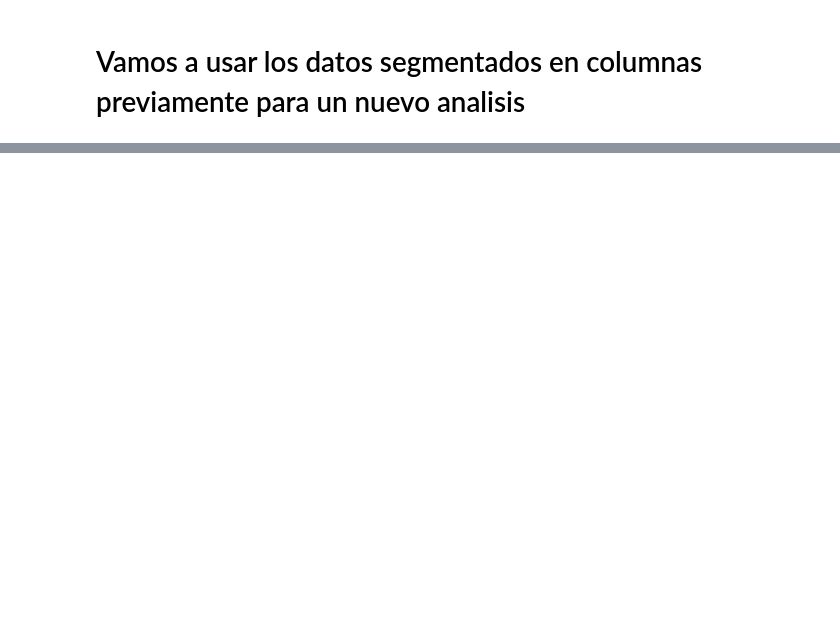
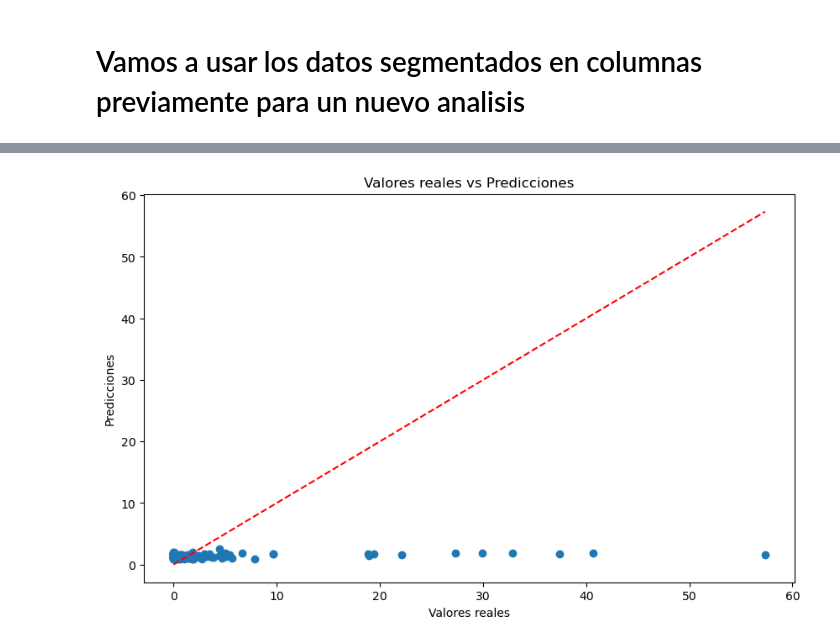
Before and after one commit to RubG4/TFM_MasterBigData_MTG, a Jupyter notebook: Modelos/ModeloSupervisado.ipynb, the cells around one changed output, grey strips where cells are left out. Drawn from its saved outputs; the diff is of its cells as text; code cells hidden in the pictures; blank space fills up the shorter version.

```diff
--- a/Modelos/ModeloSupervisado.ipynb
+++ b/Modelos/ModeloSupervisado.ipynb
@@ -296,2 +318,10 @@ plt.show()
 # %% [markdown]
 # Vamos a usar los datos segmentados en columnas previamente para un nuevo analisis
+# %%
+df = pd.read_csv('../CSV/AllDecks.csv')
+
+X = df[['name', 'type', 'deck_color', 'edhrecRank_mean', 'convertedManaCost_mean', 'artists', 'names', 'meta','type']]
+Y = df[['total_price']]
+
+X = pd.get_dummies(X, columns=['name', 'deck_color', 'type', 'artists', 'names', 'meta','type'])
+X_train, X_test, Y_train, Y_test = train_test_split(X, Y, test_size=0.2, random_state=42)
@@ -297,0 +347,3 @@ plt.show()
+# %%
+Y_pred = model.predict(X_test)
+Y_pred
@@ -297,0 +368,10 @@ plt.show()
+# %%
+plt.figure(figsize=(10, 6))
+plt.scatter(Y_test, Y_pred)
+plt.xlabel('Valores reales')
+plt.ylabel('Predicciones')
+plt.title('Valores reales vs Predicciones')
+plt.plot([min(Y_test), max(Y_test)], [min(Y_test), max(Y_test)], color='red', linestyle='--')
+plt.show()
+# %% [output]
+[figure, added]
```
Also changed, not shown: parts of 23 cells of this notebook, 1 other file.
